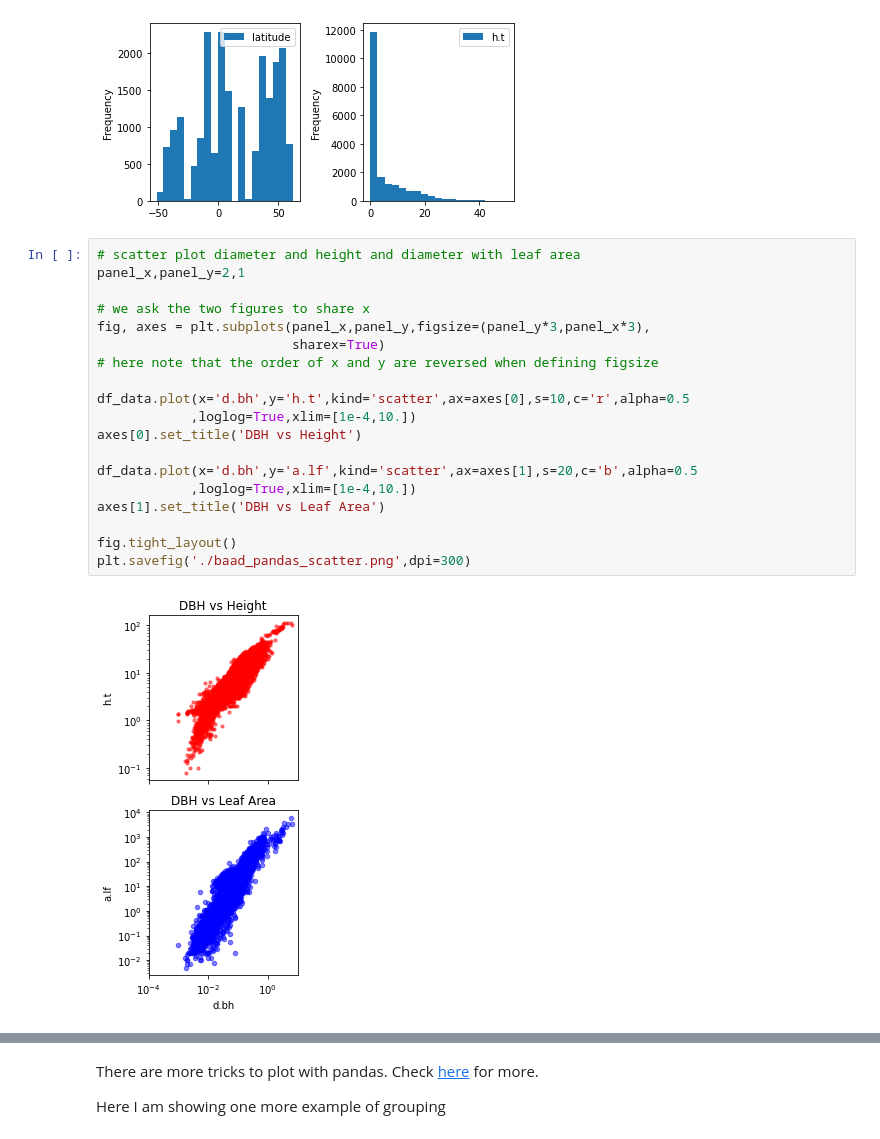
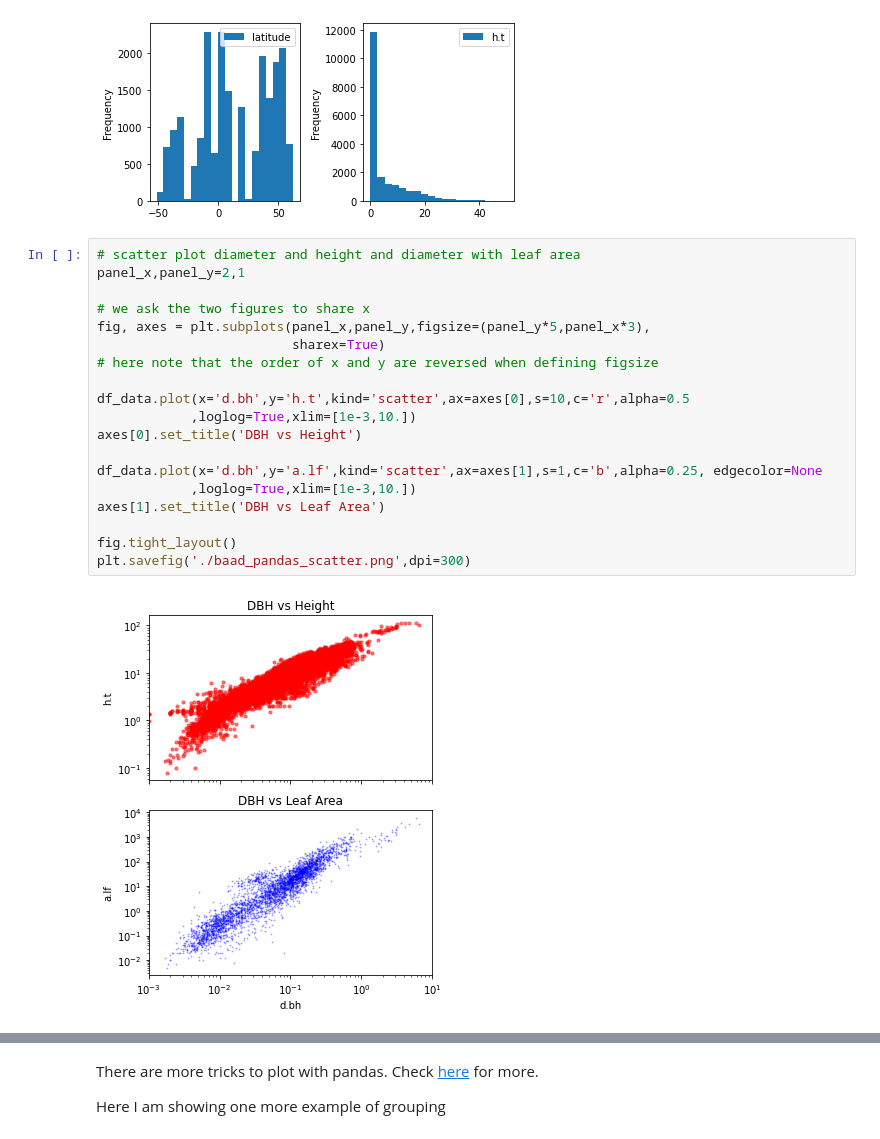
Before and after one commit to xiangtaoxu/QuantitativeEcology, a Jupyter notebook: Lab1/LAB1_data_access_and_visualization.ipynb, the cells around one changed output, grey strips where cells are left out. Cells and saved outputs as stored; diff of their text form.

```diff
--- a/Lab1/LAB1_data_access_and_visualization.ipynb
+++ b/Lab1/LAB1_data_access_and_visualization.ipynb
@@ -707,21 +725,21 @@ plt.savefig('./baad_pandas_hist.png',dpi=300)
 # %%
 # scatter plot diameter and height and diameter with leaf area
 panel_x,panel_y=2,1
 
 # we ask the two figures to share x
-fig, axes = plt.subplots(panel_x,panel_y,figsize=(panel_y*3,panel_x*3),
+fig, axes = plt.subplots(panel_x,panel_y,figsize=(panel_y*5,panel_x*3),
                          sharex=True)
 # here note that the order of x and y are reversed when defining figsize
 
 df_data.plot(x='d.bh',y='h.t',kind='scatter',ax=axes[0],s=10,c='r',alpha=0.5
-            ,loglog=True,xlim=[1e-4,10.])
+            ,loglog=True,xlim=[1e-3,10.])
 axes[0].set_title('DBH vs Height')
 
-df_data.plot(x='d.bh',y='a.lf',kind='scatter',ax=axes[1],s=20,c='b',alpha=0.5
-            ,loglog=True,xlim=[1e-4,10.])
+df_data.plot(x='d.bh',y='a.lf',kind='scatter',ax=axes[1],s=1,c='b',alpha=0.25, edgecolor=None
+            ,loglog=True,xlim=[1e-3,10.])
 axes[1].set_title('DBH vs Leaf Area')
 
 fig.tight_layout()
 plt.savefig('./baad_pandas_scatter.png',dpi=300)
 # %% [output]
-[figure, old version]
+[figure, new version]
```
Also changed, not shown: parts of 13 cells of this notebook.
